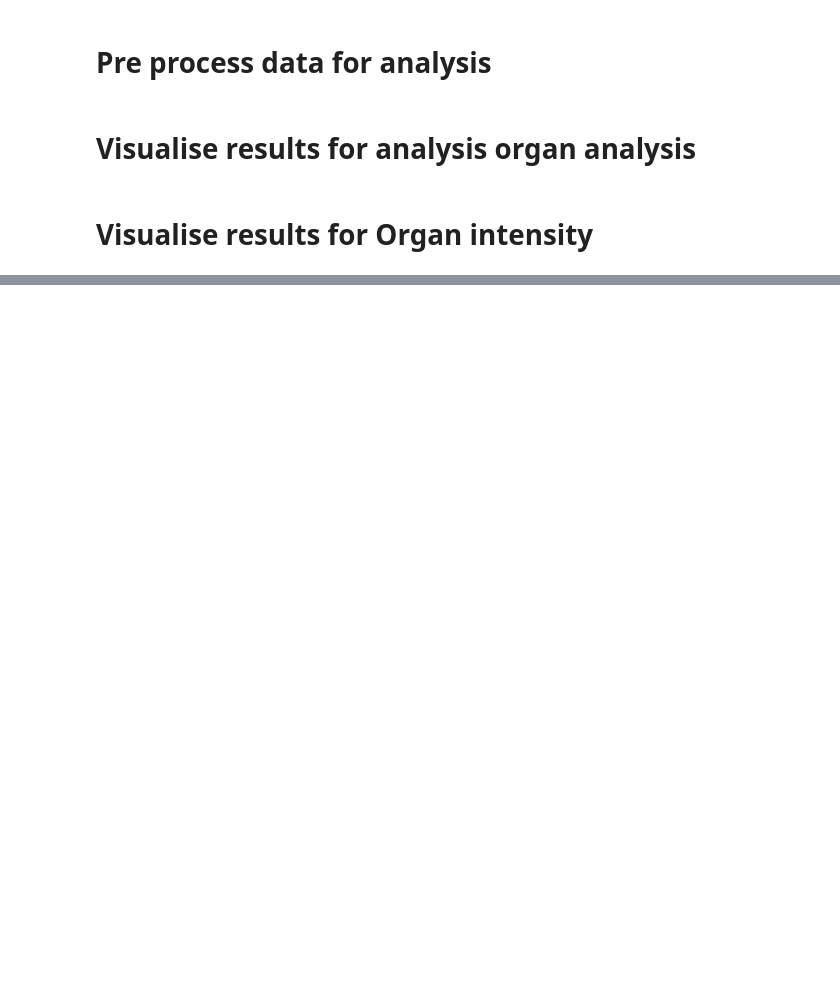
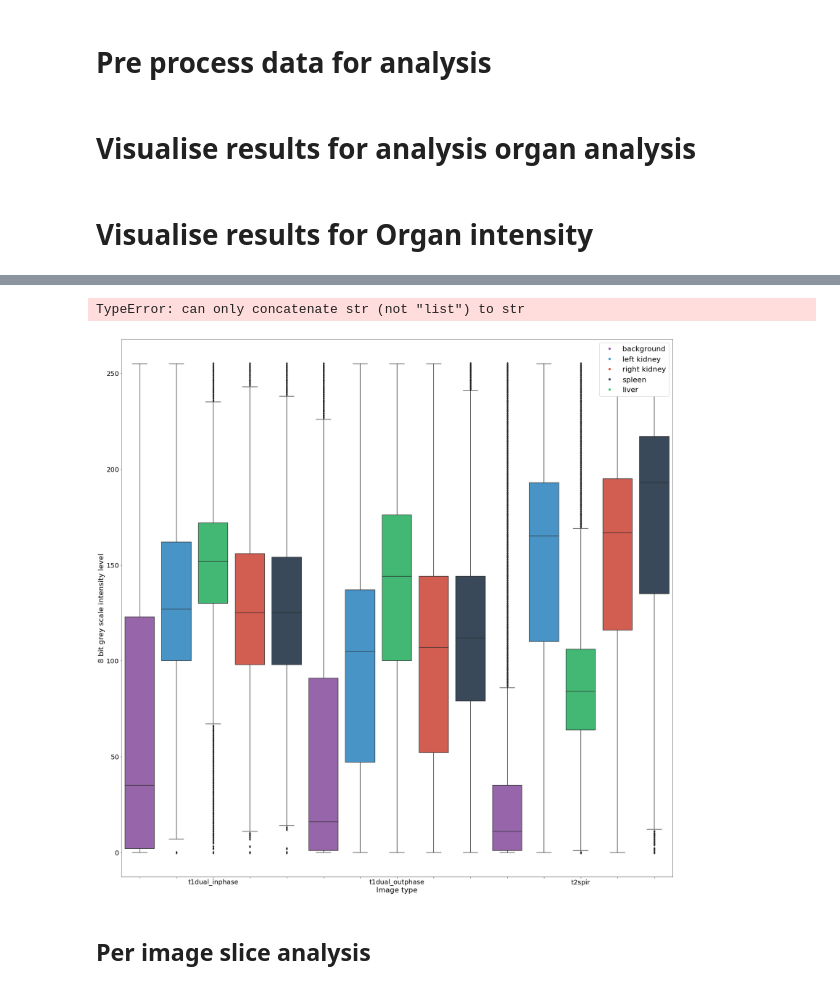
Before and after one commit to Larkinnjm1/Masters-thesis-EDA-scripts, a Jupyter notebook: jupyter notebook/EDA Organ size and intensity.ipynb, the cells around one changed output, grey strips where cells are left out. Drawn from its saved outputs; the diff is of its cells as text; code cells hidden in the pictures; blank space fills up the shorter version.

```diff
--- a/jupyter notebook/EDA Organ size and intensity.ipynb
+++ b/jupyter notebook/EDA Organ size and intensity.ipynb
@@ -17,0 +29,4 @@ trl_df=pd.read_excel(r'C:\Users\aczd087\Downloads/organ_blob_dimension_info.xlsx
+# %%
+Pat_str='pat_'
+img_type_str='_t1dual'
+img_types_lst=['t2spir','t1dual']
@@ -255,0 +370,4 @@ gen_np_dict(per_img_org,'per_img_org_arrs_dict.npy')
+# %%
+per_img_pat_org=np.load('per_img_per_pat_org_arrs_dict.npy').all()
+per_img_slc_org=np.load('per_img_per_slc_org_arrs_dict.npy').all()
+per_img_org=np.load('per_img_org_arrs_dict.npy').all()
@@ -255,0 +385,6 @@ gen_np_dict(per_img_org,'per_img_org_arrs_dict.npy')
+# %%
+def gen_man_xtick_lbls(filt_df:pd.DataFrame,col_name:str,xtick_step_size:tuple)->list:
+    #Creating custom xticks for analysis
+    xtick_lst=list(filt_df[col_name])
+
+    return [s if (i+xtick_step_size[0])%xtick_step_size[1]==0 else '' for i,s in enumerate(xtick_lst)]
@@ -255,0 +474,34 @@ gen_np_dict(per_img_org,'per_img_org_arrs_dict.npy')
+# %%
+per_img_slc_org_idx=[]
+
+for k,v in per_img_org.items():
+    #Image set for analysis
+    #ipdb.set_trace()
+    img=[x for x in img_types if k.lower().find(x)!=-1]
+    #Organ set for analysis
+    organ=[y for y in organs if k.lower().find(y)!=-1]
+
+    #mean,median,var,min_val,max_val=np_stat_sum(v)
+
+    per_img_slc_org_idx.append([img[0],organ[0],v])
+
+per_img_org_df=pd.DataFrame(per_img_slc_org_idx,columns=['image_type','organ','array'])
+# %%
+
+
+xtick_set=gen_man_xtick_lbls(per_img_org_df,'image_type',(3,5))
+
+man_clr_palette=gen_man_clr_palette(per_img_org_df,'organ',flatui_palette_code)
+
+gen_np_df_boxplot(per_img_org_df,'array',xtick_set,
+                   man_clr_palette,flatui_palette_code,'Image type','8 bit grey scale intensity level',
+                   fig_dim=(30,30),lgd_x_y_axis_font_size='22',tick_font_size=20)
+
+final_fig=plt.gcf()
+
+file_name='boxplot_org_hue_img_type_vs_8bit_greyscale_int_img_type_'+img_types+'.jpeg'
+
+final_fig.savefig(file_name,dpi=600)
+# %% [output]
+TypeError: can only concatenate str (not "list") to str
+[figure, added]
@@ -255,0 +512,2 @@ gen_np_dict(per_img_org,'per_img_org_arrs_dict.npy')
+# %% [markdown]
+## Per image slice analysis
```
Also changed, not shown: parts of 41 cells of this notebook, 12 other files.
